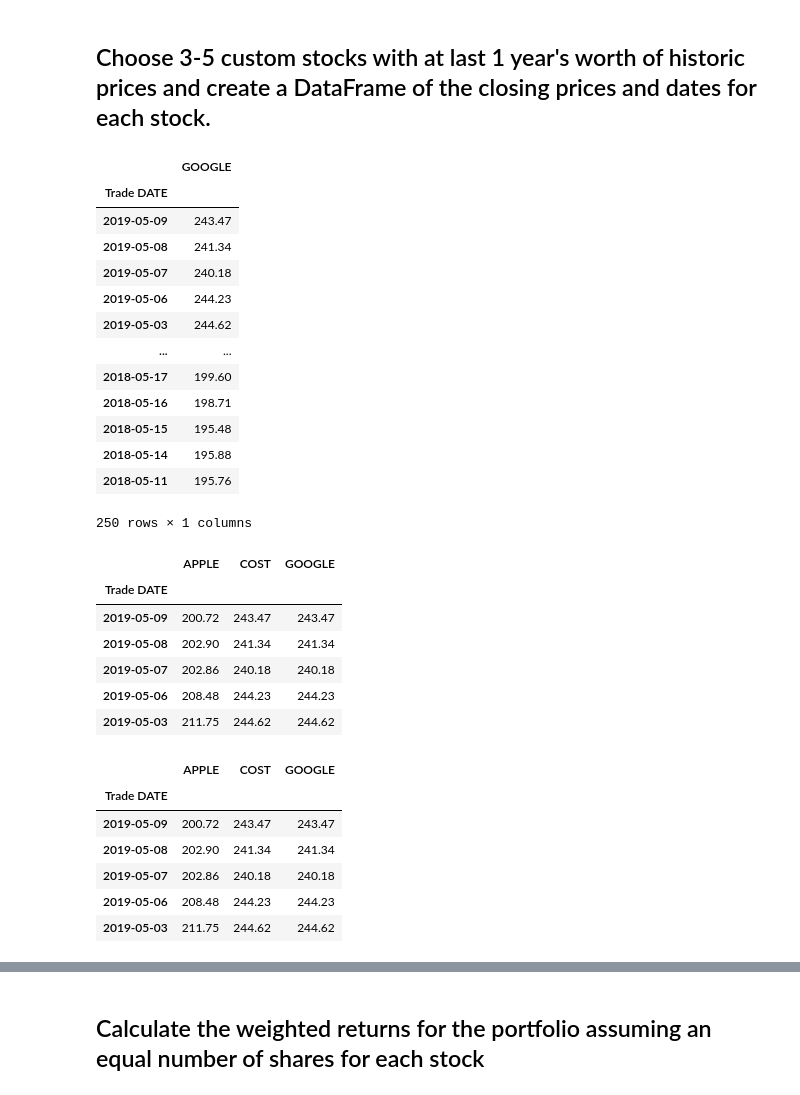
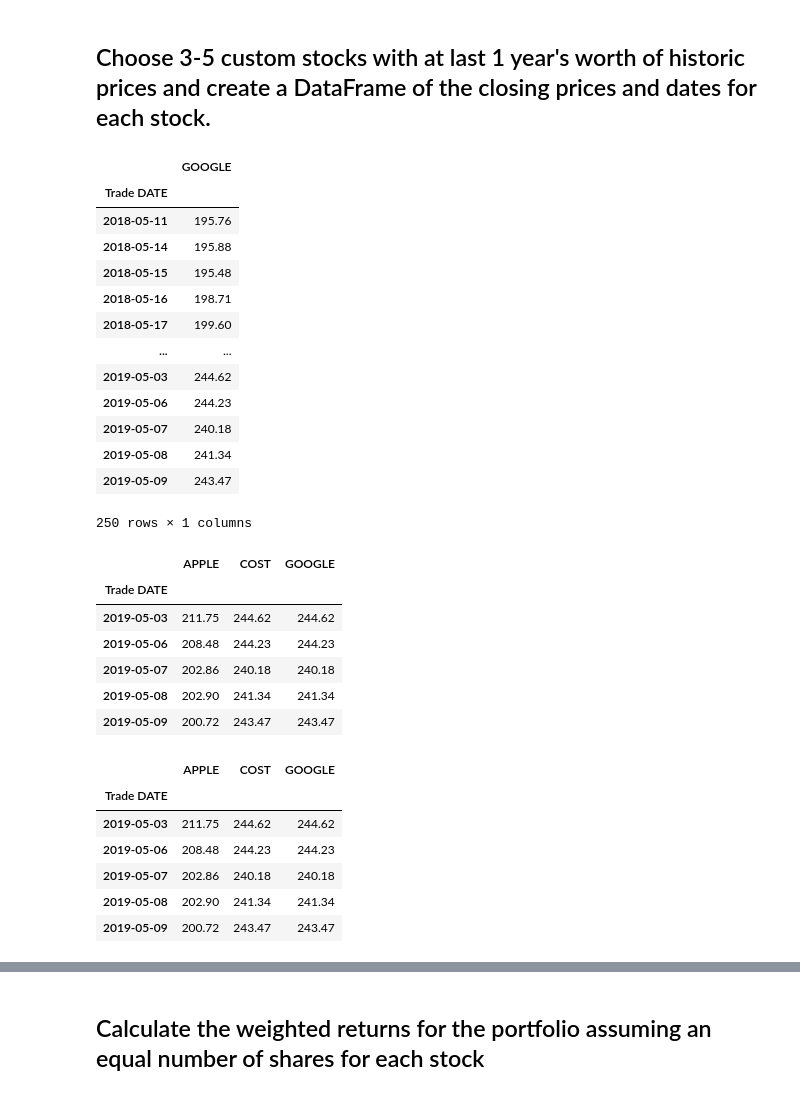
Before and after one commit to DONJMP/pandas-homework-, a Jupyter notebook: whale_analysis.ipynb, the cells around one changed output, grey strips where cells are left out. Cells and saved outputs as stored; diff of their text form; code cells hidden in the pictures.

```diff
--- a/whale_analysis.ipynb
+++ b/whale_analysis.ipynb
@@ -403,46 +403,46 @@ google = pd.read_csv(cost_csv, index_col= 'Trade DATE', infer_datetime_format =
 google.rename( columns={'Symbol' : 'GOOG','NOCP':'GOOGLE'},inplace = True )
 google.drop(columns=['GOOG'], axis=1, inplace= True)
 # %%
-google
+google.sort_index()
 # %% [output]
 |  | GOOGLE |
 | Trade DATE |  |
+| 2018-05-11 | 195.76 |
+| 2018-05-14 | 195.88 |
+| 2018-05-15 | 195.48 |
+| 2018-05-16 | 198.71 |
+| 2018-05-17 | 199.60 |
+| ... | ... |
+| 2019-05-03 | 244.62 |
+| 2019-05-06 | 244.23 |
+| 2019-05-07 | 240.18 |
+| 2019-05-08 | 241.34 |
 | 2019-05-09 | 243.47 |
-| 2019-05-08 | 241.34 |
-| 2019-05-07 | 240.18 |
-| 2019-05-06 | 244.23 |
-| 2019-05-03 | 244.62 |
-| ... | ... |
-| 2018-05-17 | 199.60 |
-| 2018-05-16 | 198.71 |
-| 2018-05-15 | 195.48 |
-| 2018-05-14 | 195.88 |
-| 2018-05-11 | 195.76 |
 250 rows × 1 columns
 # %%
 # Combine all stocks in a single DataFrame
 stocks_info = pd.concat([aapl,cost,google], axis="columns",join='inner')
-stocks_info.head()
+stocks_info.head().sort_index()
 # %% [output]
 |  | APPLE | COST | GOOGLE |
 | Trade DATE |  |  |  |
+| 2019-05-03 | 211.75 | 244.62 | 244.62 |
+| 2019-05-06 | 208.48 | 244.23 | 244.23 |
+| 2019-05-07 | 202.86 | 240.18 | 240.18 |
+| 2019-05-08 | 202.90 | 241.34 | 241.34 |
 | 2019-05-09 | 200.72 | 243.47 | 243.47 |
-| 2019-05-08 | 202.90 | 241.34 | 241.34 |
-| 2019-05-07 | 202.86 | 240.18 | 240.18 |
-| 2019-05-06 | 208.48 | 244.23 | 244.23 |
-| 2019-05-03 | 211.75 | 244.62 | 244.62 |
 # %%
 # Reset Date index
 stocks_info.reset_index()
-stocks_info.head()
+stocks_info.head().sort_index()
 # %% [output]
 |  | APPLE | COST | GOOGLE |
 | Trade DATE |  |  |  |
+| 2019-05-03 | 211.75 | 244.62 | 244.62 |
+| 2019-05-06 | 208.48 | 244.23 | 244.23 |
+| 2019-05-07 | 202.86 | 240.18 | 240.18 |
+| 2019-05-08 | 202.90 | 241.34 | 241.34 |
 | 2019-05-09 | 200.72 | 243.47 | 243.47 |
-| 2019-05-08 | 202.90 | 241.34 | 241.34 |
-| 2019-05-07 | 202.86 | 240.18 | 240.18 |
-| 2019-05-06 | 208.48 | 244.23 | 244.23 |
-| 2019-05-03 | 211.75 | 244.62 | 244.62 |
 # %%
 # Calculate daily returns
 stock_returns = stocks_info.pct_change()
```
Also changed, not shown: parts of 18 cells of this notebook.
